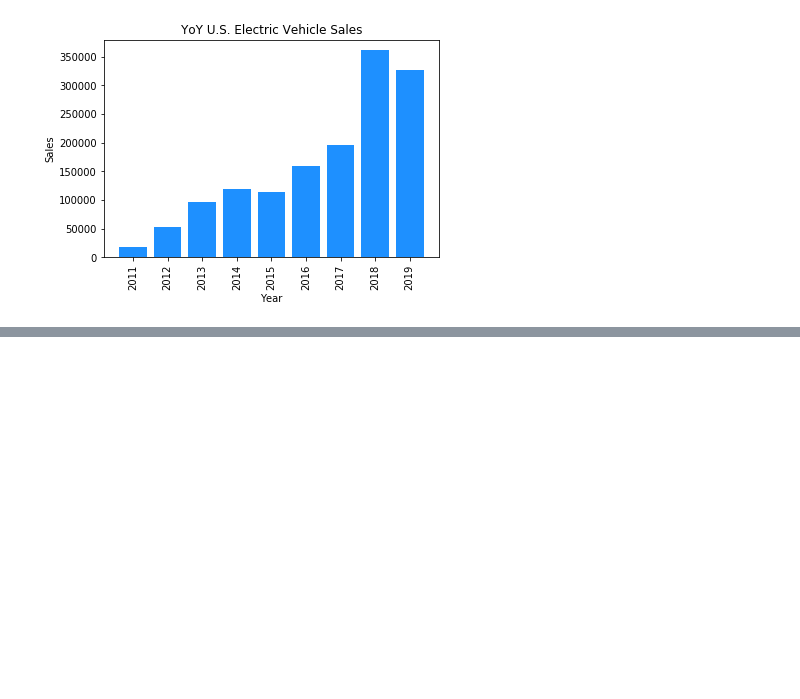
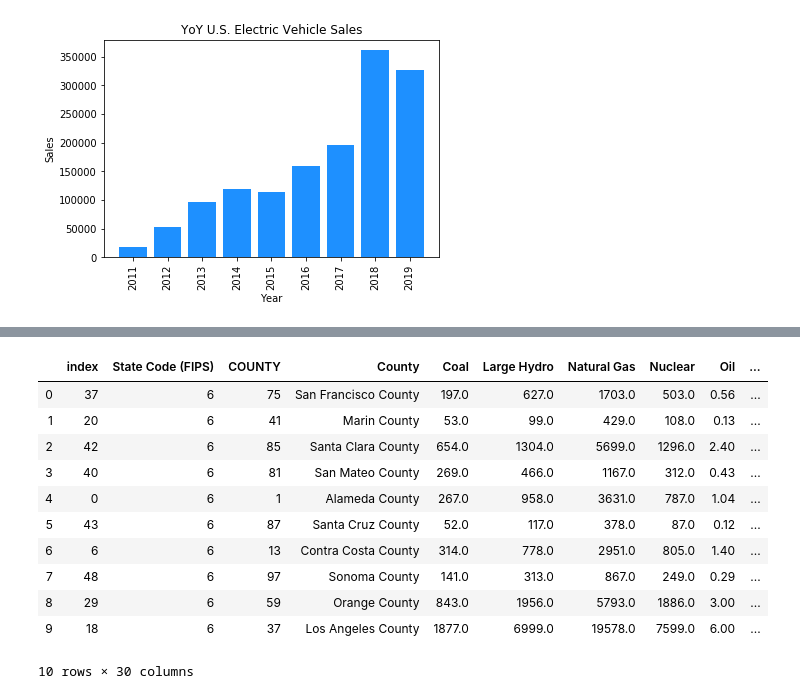
Before and after one commit to ethanemartin95/Project_1, a Jupyter notebook: code/candice_code.ipynb, the cells around one changed output, grey strips where cells are left out. Cells and saved outputs as stored; diff of their text form; code cells hidden in the pictures; blank space fills up the shorter version.

```diff
--- a/code/candice_code.ipynb
+++ b/code/candice_code.ipynb
@@ -1007,0 +1105,6 @@ plt.show()
+# %%
+#DO a join to get county code in Energy Data
+energy_countyCodes = pd.merge(fips_county, df_energyPercentage,
+                           how = 'inner', on = 'County')
+energy_countyCodes = energy_countyCodes.rename(columns = {'County Code (FIPS)': 'COUNTY'})
+energy_countyCodes.head()
@@ -1007,0 +1118,4 @@ plt.show()
+# %%
+#Read in Candice output for EV Concentration by county
+car_percentage = pd.read_csv("../data/electric_vehicle_county.csv")
+car_percentage.head()
@@ -1007,0 +1129,4 @@ plt.show()
+# %%
+# Join energy data with ev concentration data
+energyAndCar = pd.merge(energy_countyCodes,car_percentage, on = 'COUNTY',how = 'inner')
+energyAndCar.head()
@@ -1007,0 +1141,5 @@ plt.show()
+# %%
+# Group Data - High concentration
+sortedDown_NRGandCAR = energyAndCar.sort_values(["% Adj Low Emission"],
+                                                ascending = False).reset_index()
+sortedDown_NRGandCAR.head()
@@ -1007,0 +1154,17 @@ plt.show()
+# %%
+topTen_EVCounty = sortedDown_NRGandCAR.head(10)
+
+topTen_EVCounty
+# %% [output]
+|  | index | State Code (FIPS) | COUNTY | County | Coal | Large Hydro | Natural Gas | Nuclear | Oil | ... |
+| 0 | 37 | 6 | 75 | San Francisco County | 197.0 | 627.0 | 1703.0 | 503.0 | 0.56 | ... |
+| 1 | 20 | 6 | 41 | Marin County | 53.0 | 99.0 | 429.0 | 108.0 | 0.13 | ... |
+| 2 | 42 | 6 | 85 | Santa Clara County | 654.0 | 1304.0 | 5699.0 | 1296.0 | 2.40 | ... |
+| 3 | 40 | 6 | 81 | San Mateo County | 269.0 | 466.0 | 1167.0 | 312.0 | 0.43 | ... |
+| 4 | 0 | 6 | 1 | Alameda County | 267.0 | 958.0 | 3631.0 | 787.0 | 1.04 | ... |
+| 5 | 43 | 6 | 87 | Santa Cruz County | 52.0 | 117.0 | 378.0 | 87.0 | 0.12 | ... |
+| 6 | 6 | 6 | 13 | Contra Costa County | 314.0 | 778.0 | 2951.0 | 805.0 | 1.40 | ... |
+| 7 | 48 | 6 | 97 | Sonoma County | 141.0 | 313.0 | 867.0 | 249.0 | 0.29 | ... |
+| 8 | 29 | 6 | 59 | Orange County | 843.0 | 1956.0 | 5793.0 | 1886.0 | 3.00 | ... |
+| 9 | 18 | 6 | 37 | Los Angeles County | 1877.0 | 6999.0 | 19578.0 | 7599.0 | 6.00 | ... |
+10 rows × 30 columns
```
Also changed, not shown: parts of 23 cells of this notebook, 1 other file.
